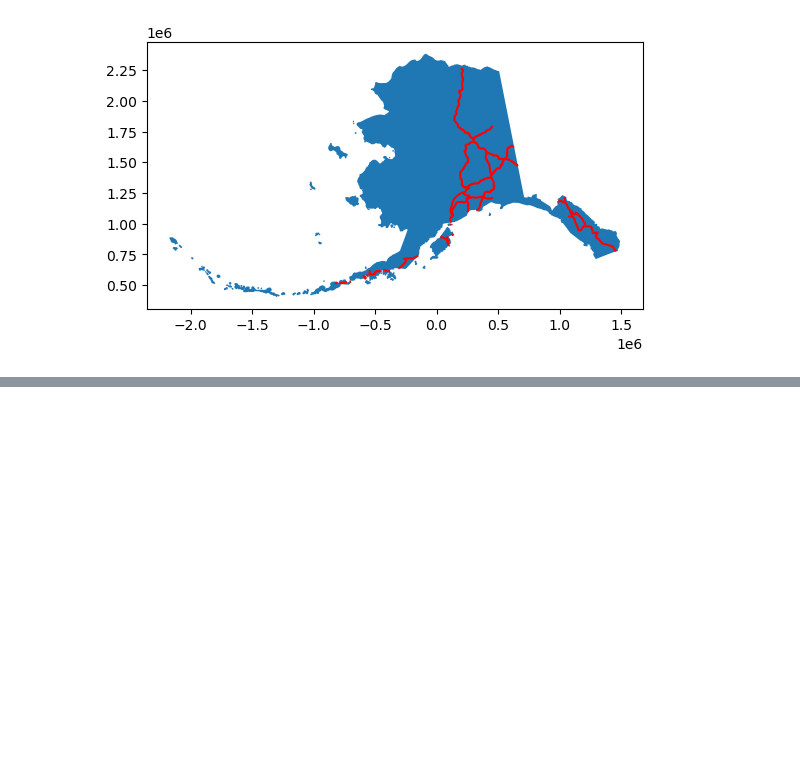
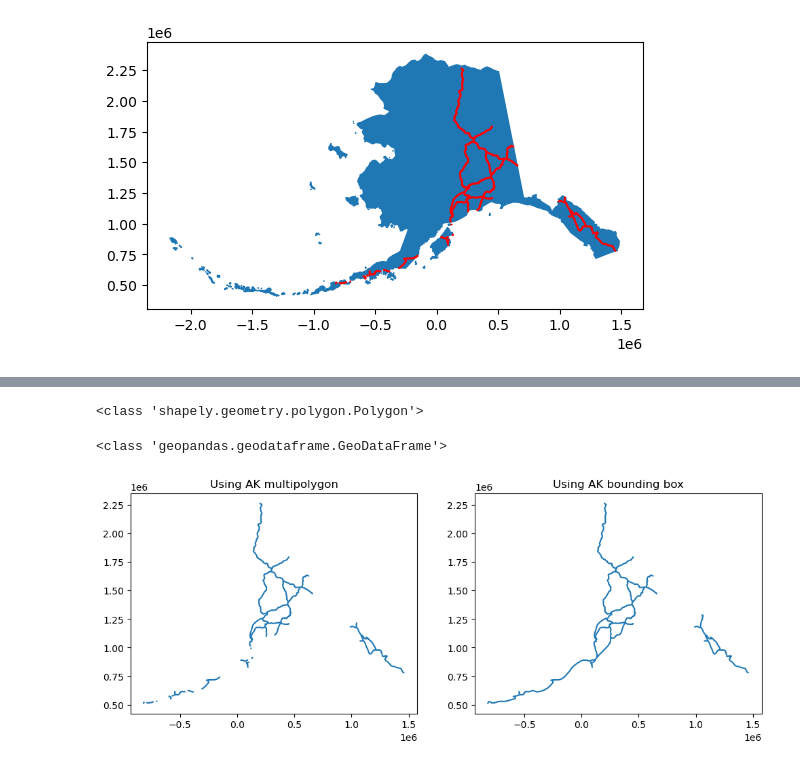
Before and after one commit to zachyyy700/eds220-2025-in-class, a Jupyter notebook: week7-clipping.ipynb, the cells around one changed output, grey strips where cells are left out. Drawn from its saved outputs; the diff is of its cells as text; code cells hidden in the pictures; blank space fills up the shorter version.

```diff
--- a/week7-clipping.ipynb
+++ b/week7-clipping.ipynb
@@ -167,0 +176,28 @@ ak_roads.plot(ax=ax, color='red')
+# %%
+# Create box from alaska's total bounds
+bbox = box(*alaska.total_bounds)
+print(type(bbox))
+# %% [output]
+<class 'shapely.geometry.polygon.Polygon'>
+# %%
+# Assign geospatial elements to box
+ak_bbox = gpd.GeoDataFrame(geometry=[bbox], crs=alaska.crs)
+print(type(ak_bbox))
+# %% [output]
+<class 'geopandas.geodataframe.GeoDataFrame'>
+# %%
+# Clip with bounding box
+ak_complete_roads = gpd.clip(us_roads, ak_bbox)
+# %%
+# Compare clipping methods
+fig, (ax1, ax2) = plt.subplots(1,2, figsize=(12,10))
+
+ak_roads.plot(ax=ax1)
+ax1.set_title("Using AK multipolygon")
+
+ak_complete_roads.plot(ax=ax2)
+ax2.set_title("Using AK bounding box")
+
+plt.show()
+# %% [output]
+[figure, added]
```
Also changed, not shown: parts of 3 cells of this notebook.
